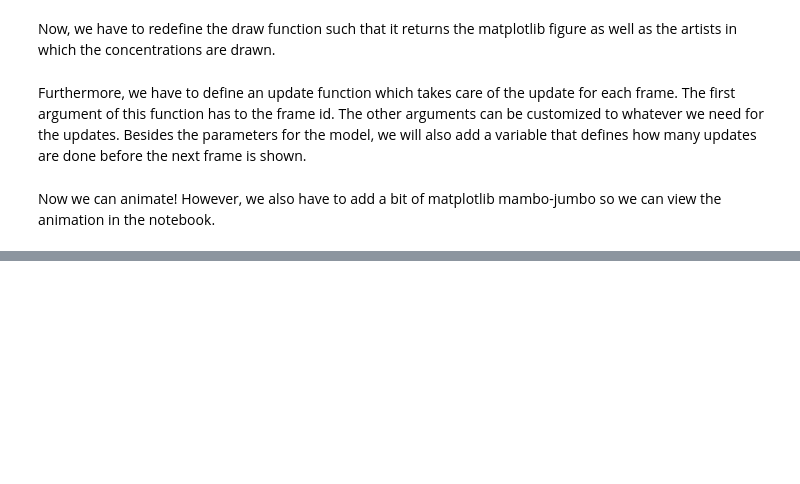
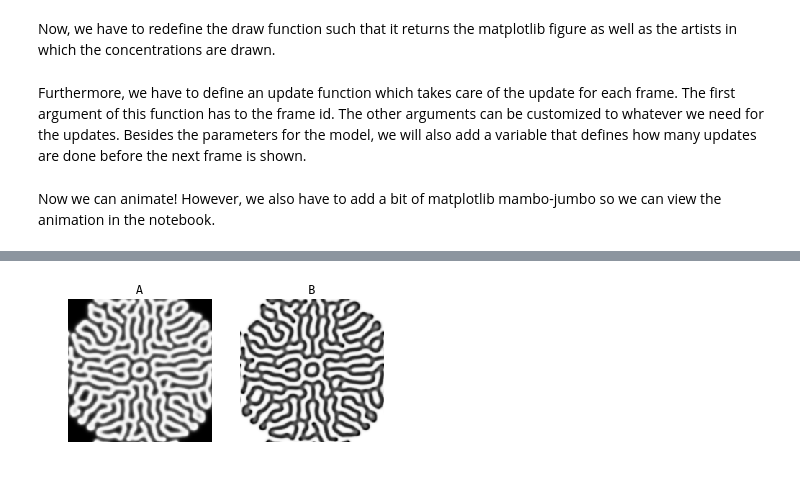
Before and after one commit to benmaier/reaction-diffusion, a Jupyter notebook: gray_scott.ipynb, the cells around one changed output, grey strips where cells are left out. Cells and saved outputs as stored; diff of their text form; code cells hidden in the pictures; blank space fills up the shorter version.

```diff
--- a/gray_scott.ipynb
+++ b/gray_scott.ipynb
@@ -243,7 +243,7 @@ A, B = get_initial_configuration(N)
 fig, imA, imB = get_artists(A, B)
 
 # how many updates should be computed before a new frame is drawn
-updates_per_frame = 2
+updates_per_frame = 10
 
 # these are the arguments which have to passed to the update function
 animation_arguments = (updates_per_frame, A, B, DA, DB, f, k, delta_t)
@@ -264,3 +264,4 @@ ani = animation.FuncAnimation(fig, #matplotlib figure
                               )
 
 HTML(ani.to_html5_video())
+# %% [output]
@@ -266,0 +269 @@ HTML(ani.to_html5_video())
+[figure, added]
```
Also changed, not shown: parts of 4 cells of this notebook, 6 other files.
